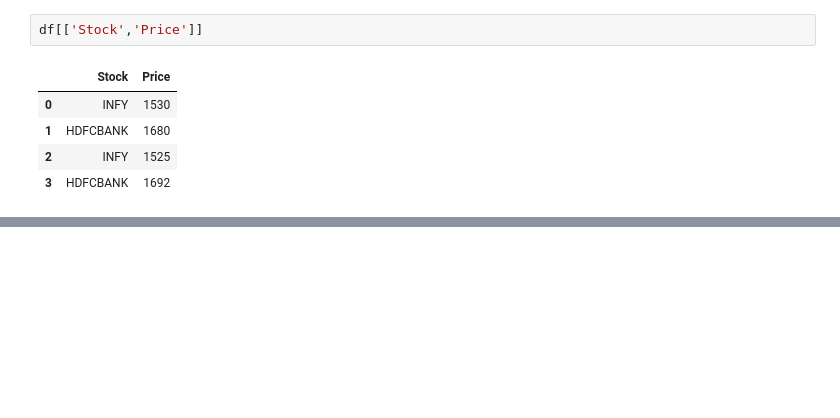
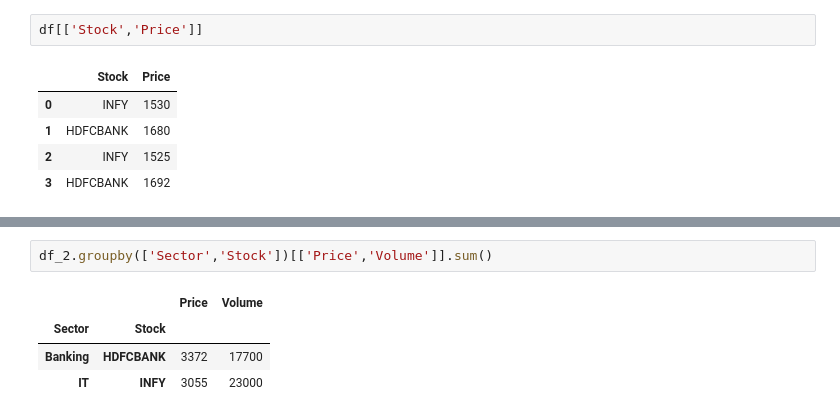
Before and after one commit to Rakshit-Lodha/zero-to-hero-python, a Jupyter notebook: zerotohero.ipynb, the cells around one changed output, grey strips where cells are left out. Drawn from its saved outputs; the diff is of its cells as text; blank space fills up the shorter version.

```diff
--- a/zerotohero.ipynb
+++ b/zerotohero.ipynb
@@ -2164,0 +2290,7 @@ df[['Stock','Price']]
+# %%
+df_2.groupby(['Sector','Stock'])[['Price','Volume']].sum()
+# %% [output]
+|  |  | Price | Volume |
+| Sector | Stock |  |  |
+| Banking | HDFCBANK | 3372 | 17700 |
+| IT | INFY | 3055 | 23000 |
```
Also changed, not shown: parts of 15 cells of this notebook.
